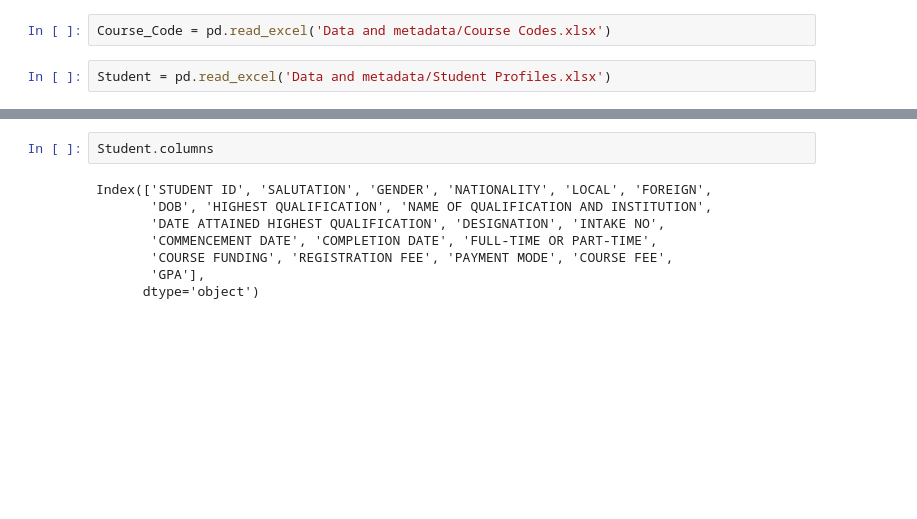
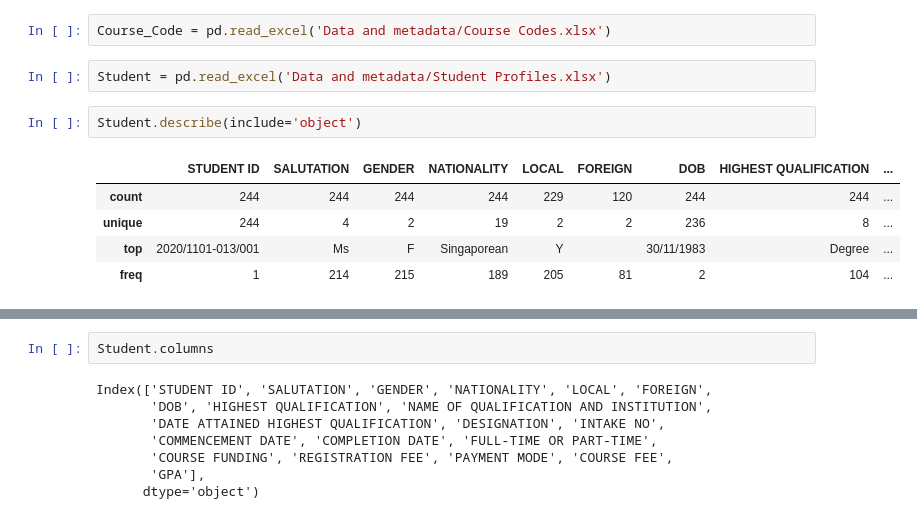
Before and after one commit to REHXZ/DAVI-CA2, a Jupyter notebook: Wrangling.ipynb, the cells around one changed output, grey strips where cells are left out. Cells and saved outputs as stored; diff of their text form; blank space fills up the shorter version.

```diff
--- a/Wrangling.ipynb
+++ b/Wrangling.ipynb
@@ -4,3 +4,11 @@ import pandas as pd
 Course_Code = pd.read_excel('Data and metadata/Course Codes.xlsx')
 # %%
 Student = pd.read_excel('Data and metadata/Student Profiles.xlsx')
+# %%
+Student.describe(include='object')
+# %% [output]
+|  | STUDENT ID | SALUTATION | GENDER | NATIONALITY | LOCAL | FOREIGN | DOB | HIGHEST QUALIFICATION | ... |
+| count | 244 | 244 | 244 | 244 | 229 | 120 | 244 | 244 | ... |
+| unique | 244 | 4 | 2 | 19 | 2 | 2 | 236 | 8 | ... |
+| top | 2020/1101-013/001 | Ms | F | Singaporean | Y |  | 30/11/1983 | Degree | ... |
+| freq | 1 | 214 | 215 | 189 | 205 | 81 | 2 | 104 | ... |
```
Also changed, not shown: parts of 7 cells of this notebook, 4 other files.
